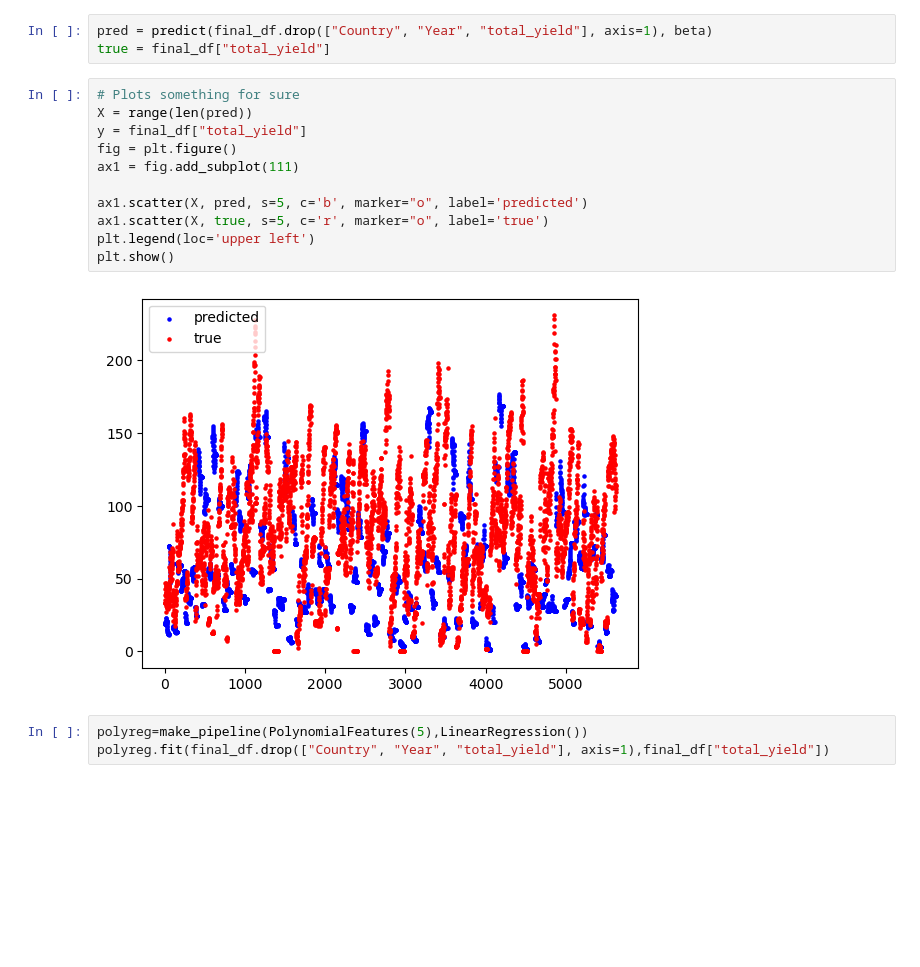
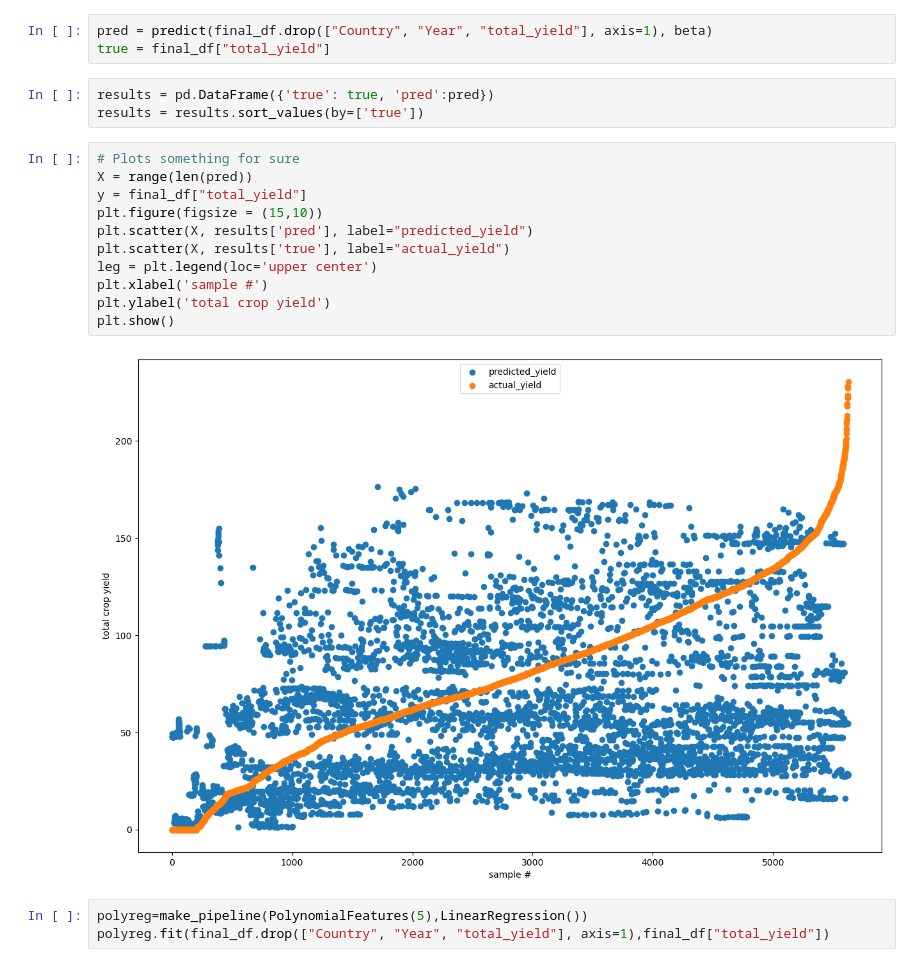
Before and after one commit to elirwater/ds4400-final-project, a Jupyter notebook: regression_model.ipynb, the cells around one changed output. Cells and saved outputs as stored; diff of their text form; blank space fills up the shorter version.

Commit message:
updated linear visual

```diff
--- a/regression_model.ipynb
+++ b/regression_model.ipynb
@@ -188,19 +188,22 @@ beta, mse_list = lin_regression(final_df.drop(["Country", "Year"], axis=1), epoc
 # %%
 pred = predict(final_df.drop(["Country", "Year", "total_yield"], axis=1), beta)
 true = final_df["total_yield"]
+# %%
+results = pd.DataFrame({'true': true, 'pred':pred})
+results = results.sort_values(by=['true'])
 # %%
 # Plots something for sure
 X = range(len(pred))
 y = final_df["total_yield"]
-fig = plt.figure()
-ax1 = fig.add_subplot(111)
-
-ax1.scatter(X, pred, s=5, c='b', marker="o", label='predicted')
-ax1.scatter(X, true, s=5, c='r', marker="o", label='true')
-plt.legend(loc='upper left')
+plt.figure(figsize = (15,10))
+plt.scatter(X, results['pred'], label="predicted_yield")
+plt.scatter(X, results['true'], label="actual_yield")
+leg = plt.legend(loc='upper center')
+plt.xlabel('sample #')
+plt.ylabel('total crop yield')
 plt.show()
 # %% [output]
-[figure, old version]
+[figure, new version]
 # %%
 polyreg=make_pipeline(PolynomialFeatures(5),LinearRegression())
 polyreg.fit(final_df.drop(["Country", "Year", "total_yield"], axis=1),final_df["total_yield"])
```
Also changed, not shown: parts of 1 cell of this notebook.
